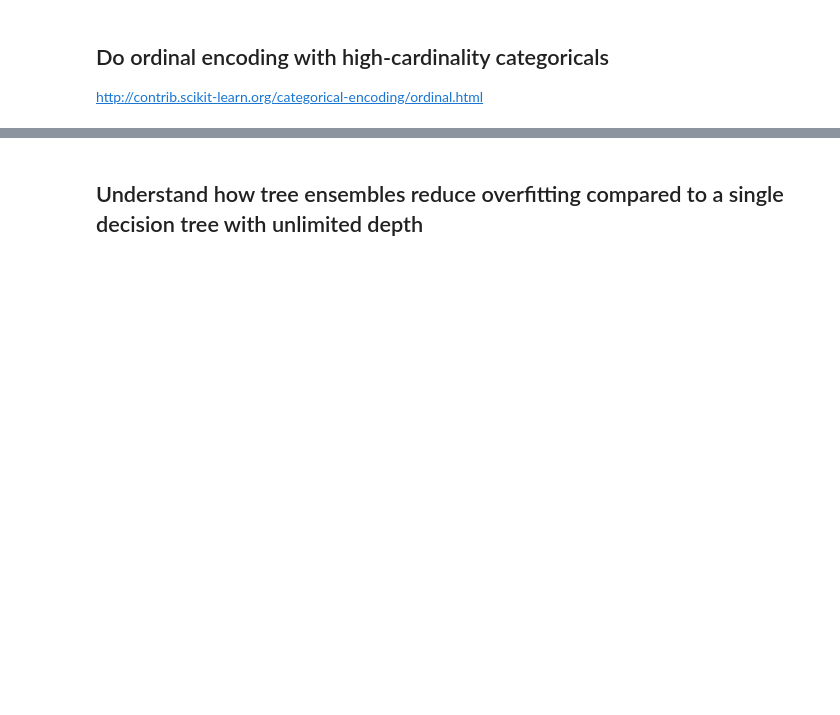
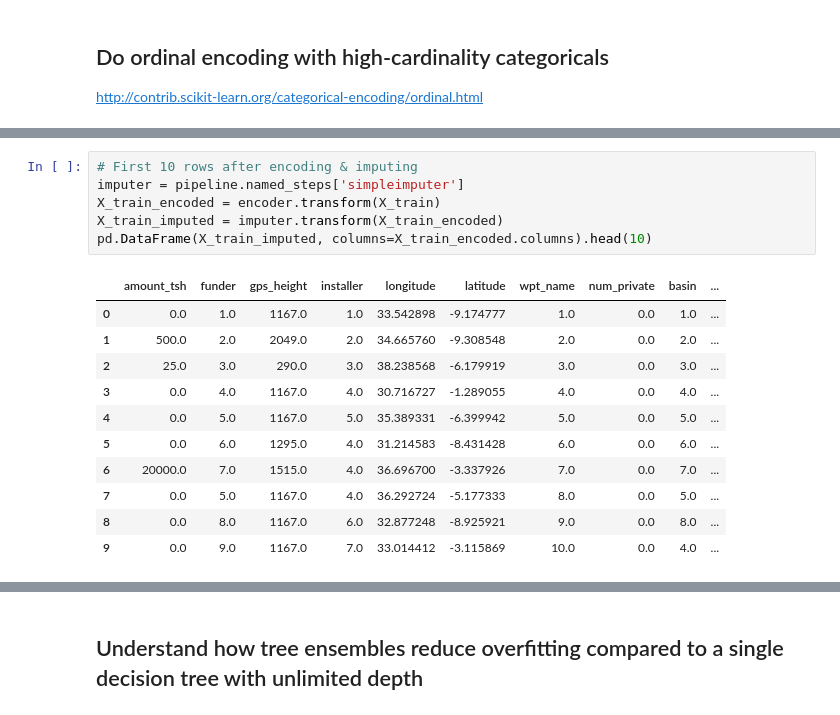
Before and after one commit to bloominstituteoftechnology/DS-Unit-2-Tree-Ensembles, a Jupyter notebook: module2-random-forests/random_forests.ipynb, the cells around one changed output, grey strips where cells are left out. Drawn from its saved outputs; the diff is of its cells as text; blank space fills up the shorter version.

```diff
--- a/module2-random-forests/random_forests.ipynb
+++ b/module2-random-forests/random_forests.ipynb
@@ -198,0 +317,18 @@ http://contrib.scikit-learn.org/categorical-encoding/ordinal.html
+# %%
+# First 10 rows after encoding & imputing
+imputer = pipeline.named_steps['simpleimputer']
+X_train_encoded = encoder.transform(X_train)
+X_train_imputed = imputer.transform(X_train_encoded)
+pd.DataFrame(X_train_imputed, columns=X_train_encoded.columns).head(10)
+# %% [output]
+|  | amount_tsh | funder | gps_height | installer | longitude | latitude | wpt_name | num_private | basin | ... |
+| 0 | 0.0 | 1.0 | 1167.0 | 1.0 | 33.542898 | -9.174777 | 1.0 | 0.0 | 1.0 | ... |
+| 1 | 500.0 | 2.0 | 2049.0 | 2.0 | 34.665760 | -9.308548 | 2.0 | 0.0 | 2.0 | ... |
+| 2 | 25.0 | 3.0 | 290.0 | 3.0 | 38.238568 | -6.179919 | 3.0 | 0.0 | 3.0 | ... |
+| 3 | 0.0 | 4.0 | 1167.0 | 4.0 | 30.716727 | -1.289055 | 4.0 | 0.0 | 4.0 | ... |
+| 4 | 0.0 | 5.0 | 1167.0 | 5.0 | 35.389331 | -6.399942 | 5.0 | 0.0 | 5.0 | ... |
+| 5 | 0.0 | 6.0 | 1295.0 | 4.0 | 31.214583 | -8.431428 | 6.0 | 0.0 | 6.0 | ... |
+| 6 | 20000.0 | 7.0 | 1515.0 | 4.0 | 36.696700 | -3.337926 | 7.0 | 0.0 | 7.0 | ... |
+| 7 | 0.0 | 5.0 | 1167.0 | 4.0 | 36.292724 | -5.177333 | 8.0 | 0.0 | 5.0 | ... |
+| 8 | 0.0 | 8.0 | 1167.0 | 6.0 | 32.877248 | -8.925921 | 9.0 | 0.0 | 8.0 | ... |
+| 9 | 0.0 | 9.0 | 1167.0 | 7.0 | 33.014412 | -3.115869 | 10.0 | 0.0 | 4.0 | ... |
```
Also changed, not shown: parts of 13 cells of this notebook, 2 other files.
